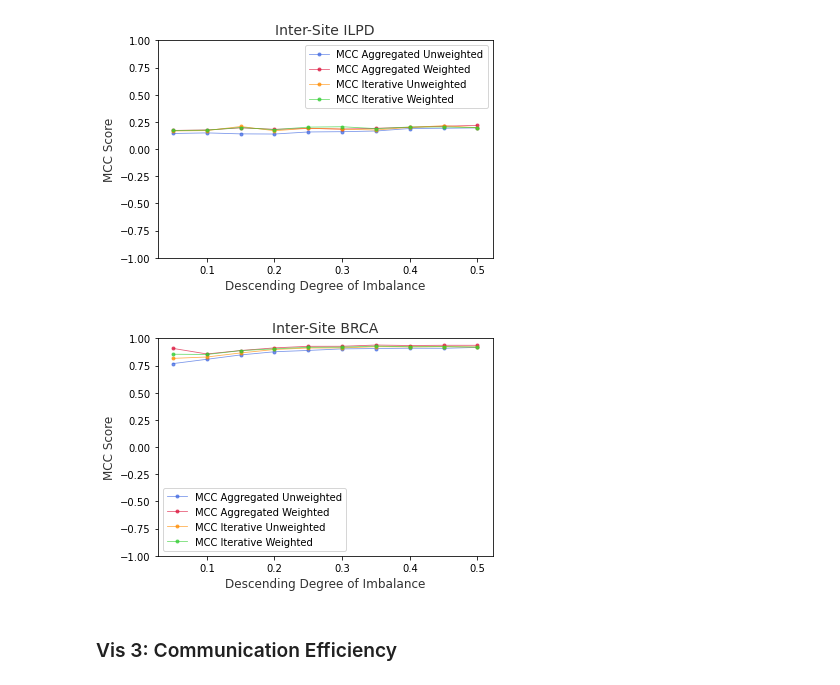
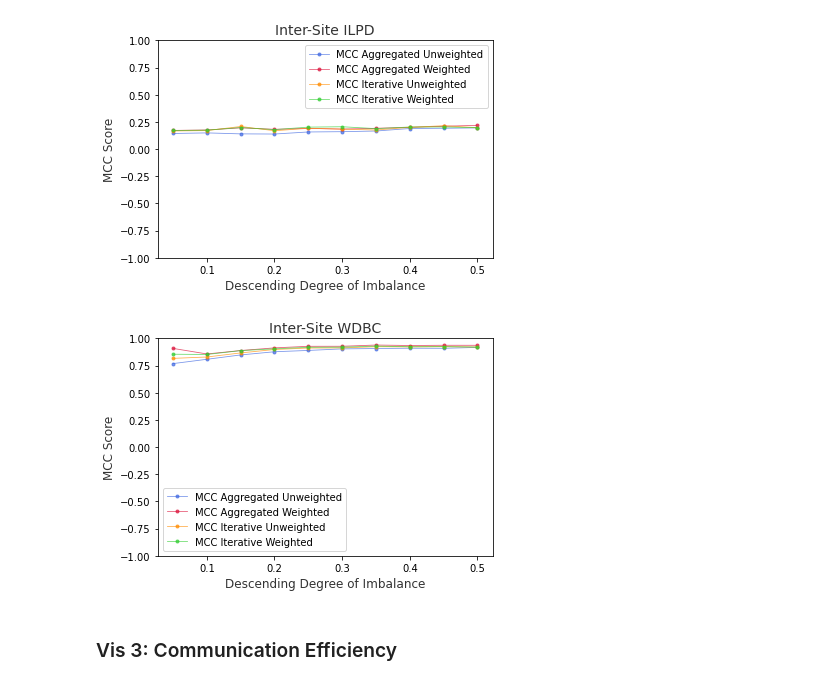
Before and after one commit to GregChen3072/MasterArbeit, a Jupyter notebook: src/visualization_mcc.ipynb, the cells around one changed output. Drawn from its saved outputs; the diff is of its cells as text; code cells hidden in the pictures.

```diff
--- a/src/visualization_mcc.ipynb
+++ b/src/visualization_mcc.ipynb
@@ -324,37 +324,37 @@ df_2_3_w = pd.read_csv(path_2_3_w, index_col=False).groupby(['Degree Imbalance']
 df_2_2_u = df_2_2_u.rename(columns={"F-1 Score": "f_1_22u", "MCC Score": "mcc_22u", "AUC Score": "auc_22u", "ACC Score": "acc_22u", "Degree Imbalance": "imb"}).drop(columns=['s'])
 df_2_2_w = df_2_2_w.rename(columns={"F-1 Score": "f_1_22w", "MCC Score": "mcc_22w", "AUC Score": "auc_22w", "ACC Score": "acc_22w", "Degree Imbalance": "imb"}).drop(columns=['s'])
 df_2_3_u = df_2_3_u.rename(columns={"F-1 Score": "f_1_23u", "MCC Score": "mcc_23u", "AUC Score": "auc_23u", "ACC Score": "acc_23u", "Degree Imbalance": "imb"}).drop(columns=['s'])
 df_2_3_w = df_2_3_w.rename(columns={"F-1 Score": "f_1_23w", "MCC Score": "mcc_23w", "AUC Score": "auc_23w", "ACC Score": "acc_23w", "Degree Imbalance": "imb"}).drop(columns=['s'])
 
 df_2_x_x = df_2_2_u.join(df_2_2_w.set_index('imb'), on='imb').join(df_2_3_u.set_index('imb'), on='imb').join(df_2_3_w.set_index('imb'), on='imb')
 #pd.merge(df_2_2_u, df_2_2_w, on="Degree Imbalance", how='inner')
 
 # And plot it
 fig, ax = plt.subplots(1, 1, sharey=True) # , figsize=(6,5)
 # Plot mean estimate as a line
 # plt.plot('n_', 'MCC Score_mean', data = plot_1_2, linewidth=1, alpha=1, color="crimson", marker='o')
 plt.plot('imb', 'mcc_22u', data = df_2_x_x, linewidth=0.8, alpha=0.7, label='MCC Aggregated Unweighted', color="royalblue", linestyle='-', marker='.')
 plt.plot('imb', 'mcc_22w', data = df_2_x_x, linewidth=0.8, alpha=0.7, label='MCC Aggregated Weighted', color="crimson", linestyle='-', marker='.')
 plt.plot('imb', 'mcc_23u', data = df_2_x_x, linewidth=0.8, alpha=0.7, label='MCC Iterative Unweighted', color="darkorange", linestyle='-', marker='.')
 plt.plot('imb', 'mcc_23w', data = df_2_x_x, linewidth=0.8, alpha=0.7, label='MCC Iterative Weighted', color="limegreen", linestyle='-', marker='.')
 
 # plt.axhline(y=0.883067, color='grey', linestyle='--')
 
-plt.title(f"Inter-Site {path_BRCA}", alpha=0.8, fontsize=14)
+plt.title(f"Inter-Site WDBC", alpha=0.8, fontsize=14)
 plt.xlabel("Descending Degree of Imbalance", alpha=0.8, fontsize=12)
 plt.ylabel("MCC Score", alpha=0.8, fontsize=12)
 plt.ylim([-1, 1])
 
 # plt.legend(loc = 'center left', bbox_to_anchor = (1, 0.5))
 plt.legend()
 
 # Save the figure to file
-fig.savefig(path_vis_local + "vis_inter_site_imbalance_BRCA.png")
-fig.savefig(path_vis_iCloud + "vis_inter_site_imbalance_BRCA.png")
+fig.savefig(path_vis_local + "vis_inter_site_imbalance_WDBC.png")
+fig.savefig(path_vis_iCloud + "vis_inter_site_imbalance_WDBC.png")
 
 plt.show()
 # %% [output]
-[figure, old version]
+[figure, new version]
 # %% [markdown]
 ### Vis 3: Communication Efficiency
 # %% [markdown]
```
Also changed, not shown: parts of 7 cells of this notebook, 1 other file.
